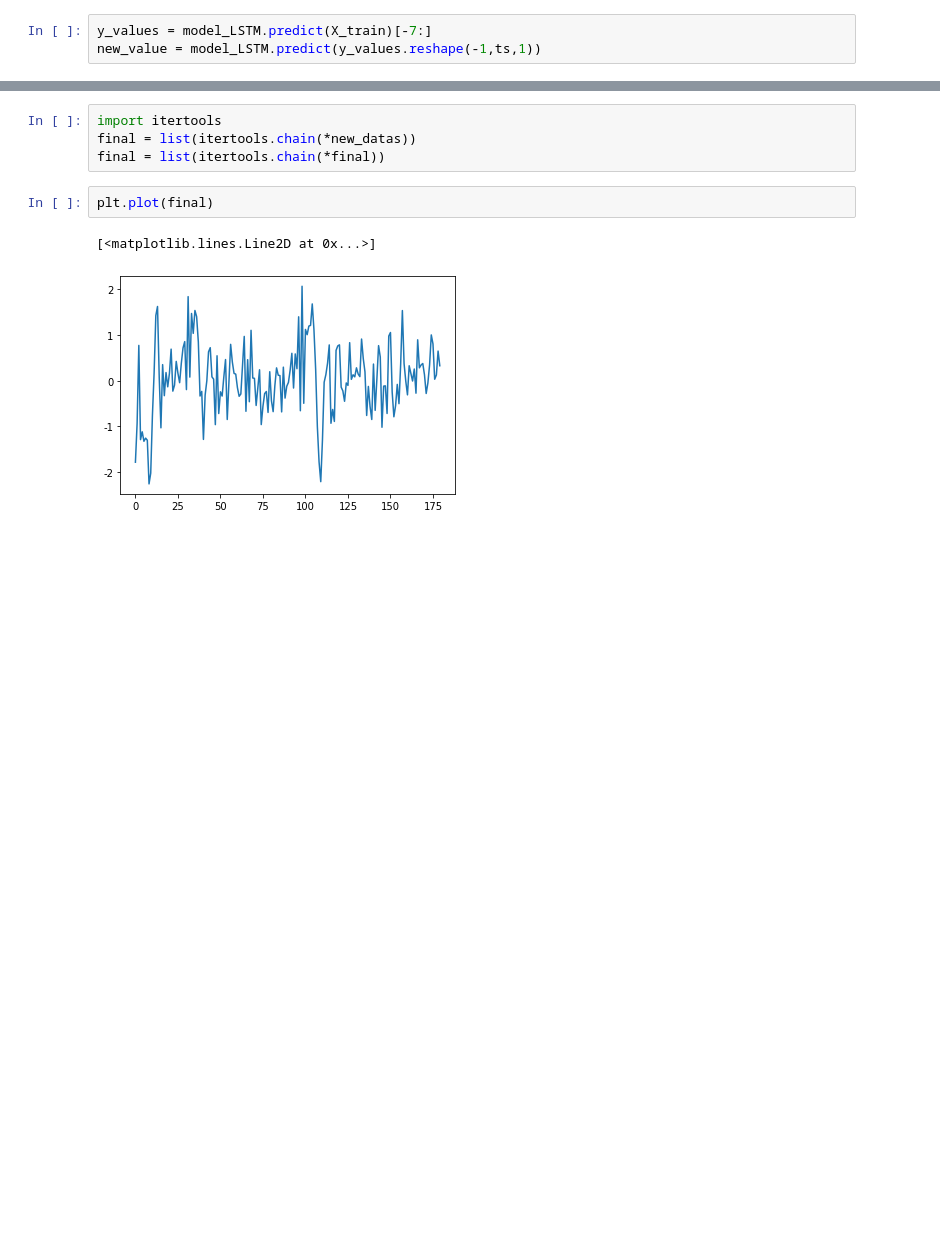
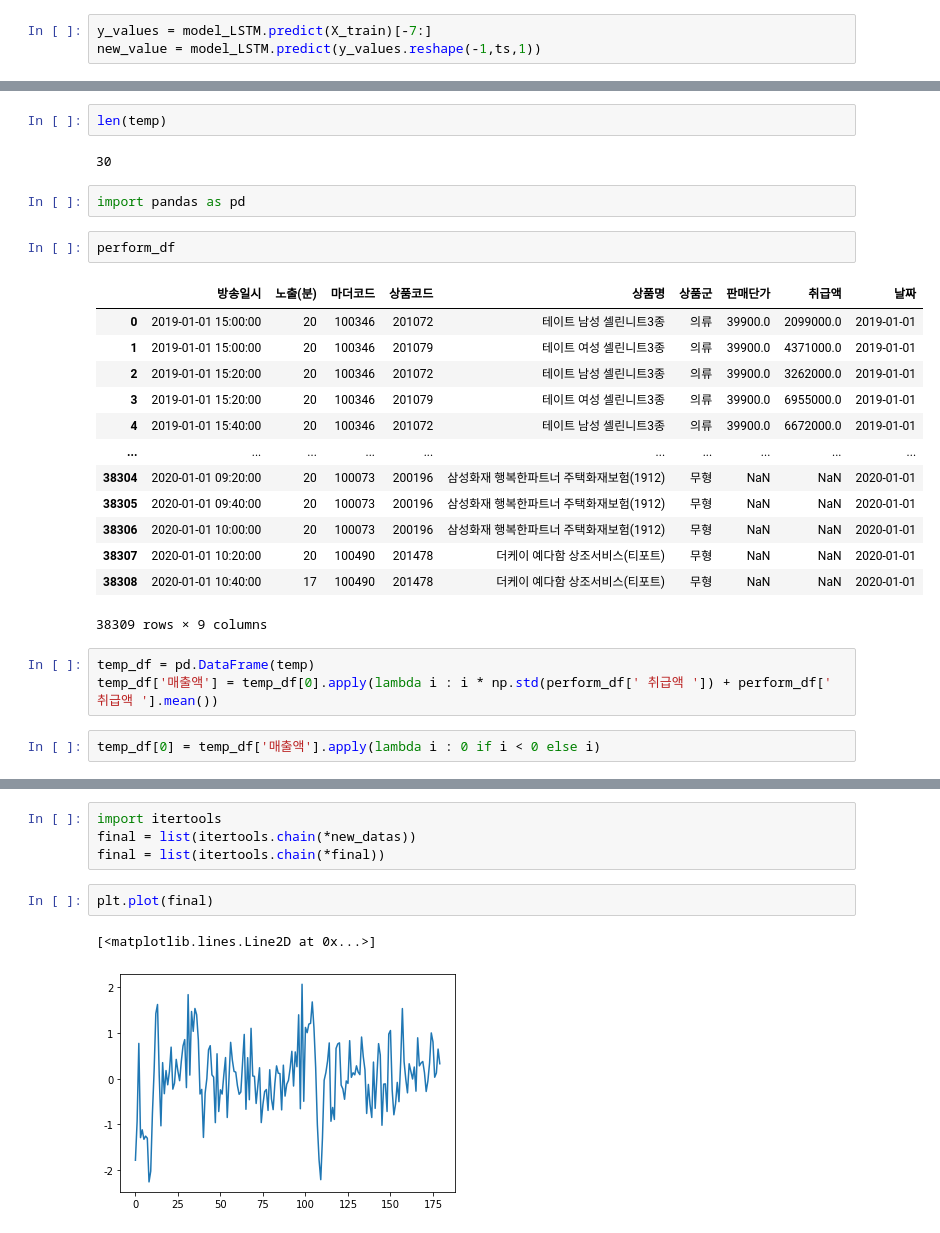
Before and after one commit to devsosin/big_contest, a Jupyter notebook: Model.ipynb, the cells around one changed output, grey strips where cells are left out. Saved outputs shown, nothing was run; the diff lists cells and outputs as text; blank space fills up the shorter version.

```diff
--- a/Model.ipynb
+++ b/Model.ipynb
@@ -96,0 +156,27 @@ for i in range(180):
+# %%
+len(temp)
+# %% [output]
+30
+# %%
+import pandas as pd
+# %%
+perform_df
+# %% [output]
+|  | 방송일시 | 노출(분) | 마더코드 | 상품코드 | 상품명 | 상품군 | 판매단가 | 취급액 | 날짜 |
+| 0 | 2019-01-01 15:00:00 | 20 | 100346 | 201072 | 테이트 남성 셀린니트3종 | 의류 | 39900.0 | 2099000.0 | 2019-01-01 |
+| 1 | 2019-01-01 15:00:00 | 20 | 100346 | 201079 | 테이트 여성 셀린니트3종 | 의류 | 39900.0 | 4371000.0 | 2019-01-01 |
+| 2 | 2019-01-01 15:20:00 | 20 | 100346 | 201072 | 테이트 남성 셀린니트3종 | 의류 | 39900.0 | 3262000.0 | 2019-01-01 |
+| 3 | 2019-01-01 15:20:00 | 20 | 100346 | 201079 | 테이트 여성 셀린니트3종 | 의류 | 39900.0 | 6955000.0 | 2019-01-01 |
+| 4 | 2019-01-01 15:40:00 | 20 | 100346 | 201072 | 테이트 남성 셀린니트3종 | 의류 | 39900.0 | 6672000.0 | 2019-01-01 |
+| ... | ... | ... | ... | ... | ... | ... | ... | ... | ... |
+| 38304 | 2020-01-01 09:20:00 | 20 | 100073 | 200196 | 삼성화재 행복한파트너 주택화재보험(1912) | 무형 | NaN | NaN | 2020-01-01 |
+| 38305 | 2020-01-01 09:40:00 | 20 | 100073 | 200196 | 삼성화재 행복한파트너 주택화재보험(1912) | 무형 | NaN | NaN | 2020-01-01 |
+| 38306 | 2020-01-01 10:00:00 | 20 | 100073 | 200196 | 삼성화재 행복한파트너 주택화재보험(1912) | 무형 | NaN | NaN | 2020-01-01 |
+| 38307 | 2020-01-01 10:20:00 | 20 | 100490 | 201478 | 더케이 예다함 상조서비스(티포트) | 무형 | NaN | NaN | 2020-01-01 |
+| 38308 | 2020-01-01 10:40:00 | 17 | 100490 | 201478 | 더케이 예다함 상조서비스(티포트) | 무형 | NaN | NaN | 2020-01-01 |
+38309 rows × 9 columns
+# %%
+temp_df = pd.DataFrame(temp)
+temp_df['매출액'] = temp_df[0].apply(lambda i : i * np.std(perform_df[' 취급액 ']) + perform_df[' 취급액 '].mean())
+# %%
+temp_df[0] = temp_df['매출액'].apply(lambda i : 0 if i < 0 else i)
```
Also changed, not shown: parts of 13 cells of this notebook, 4 other files.
